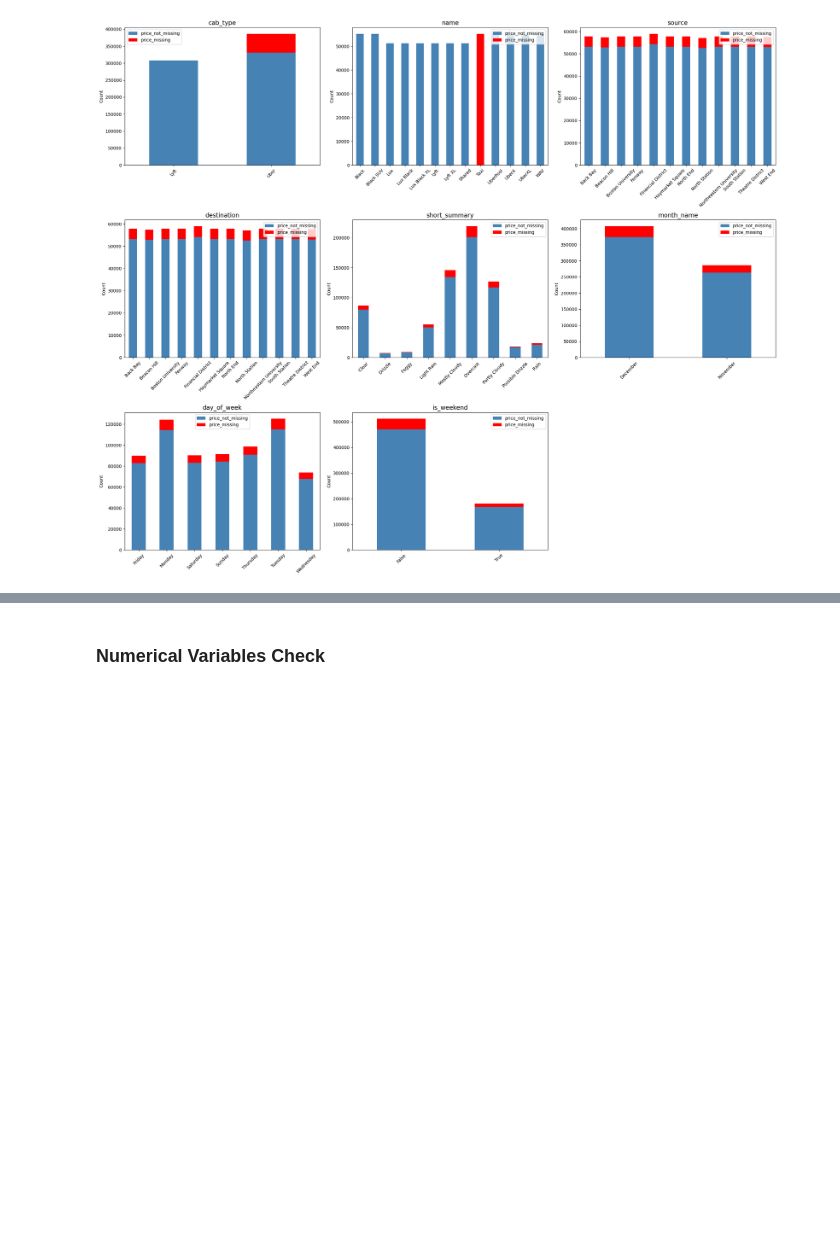
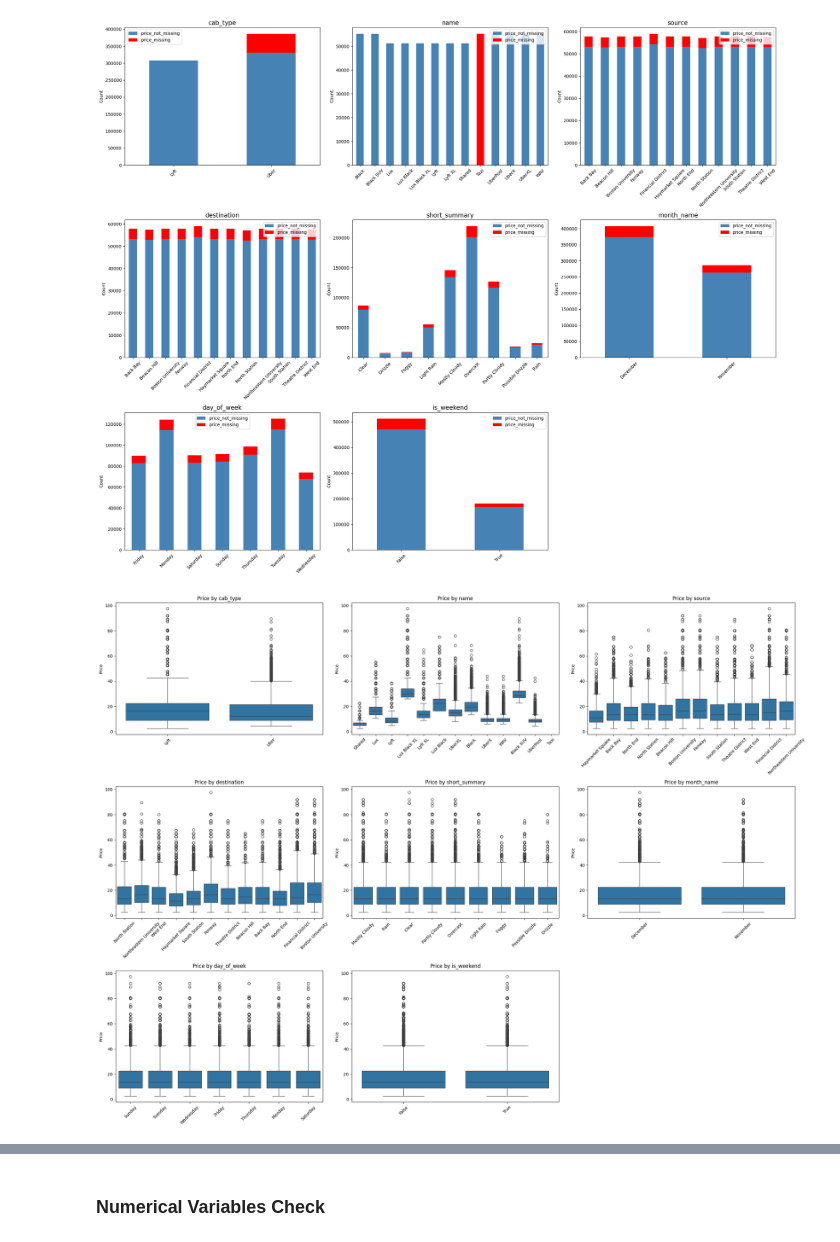
Before and after one commit to CindySun0309/APCOMP209_Final_Project, a Jupyter notebook: EDA.ipynb, the cells around one changed output, grey strips where cells are left out. Cells and saved outputs as stored; diff of their text form; code cells hidden in the pictures; blank space fills up the shorter version.

Commit message:
update boxplot and scatterplot for predictors

```diff
--- a/EDA.ipynb
+++ b/EDA.ipynb
@@ -190,3 +227,25 @@ plt.tight_layout()
 plt.show()
 # %% [output]
 [figure]
+# %%
+n = len(categorical_var)
+rows = math.ceil(n / 3)
+
+fig, axes = plt.subplots(rows, 3, figsize=(24, 6 * rows))
+axes = axes.flatten()
+
+for i, col in enumerate(categorical_var):
+    sns.boxplot(data=df, x=col, y="price", ax=axes[i])
+    axes[i].set_title(f"Price by {col}")
+    axes[i].set_xlabel("")
+    axes[i].set_ylabel("Price")
+    axes[i].tick_params(axis="x", rotation=45)
+
+# hide unused subplots
+for j in range(i + 1, len(axes)):
+    fig.delaxes(axes[j])
+
+plt.tight_layout()
+plt.show()
+# %% [output]
+[figure, added]
```
Also changed, not shown: parts of 3 cells of this notebook.
